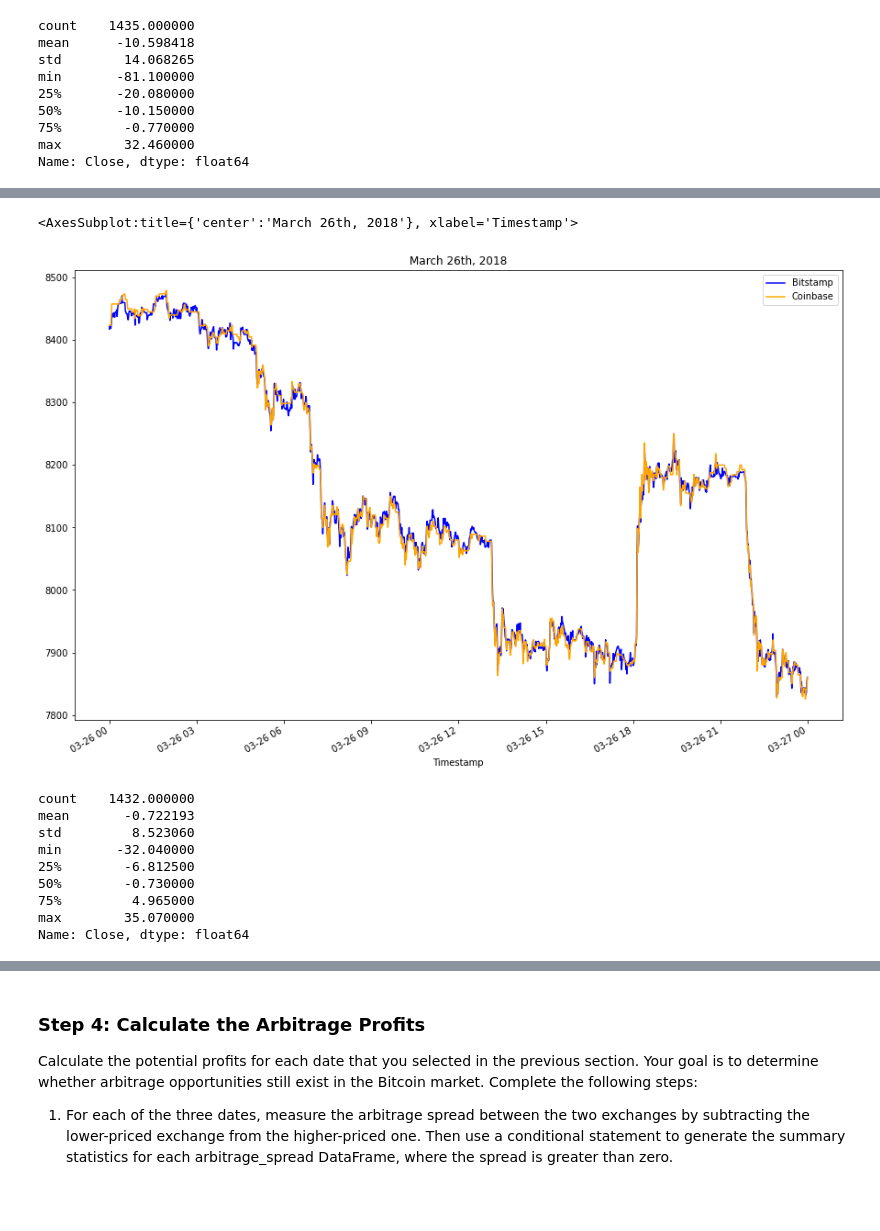
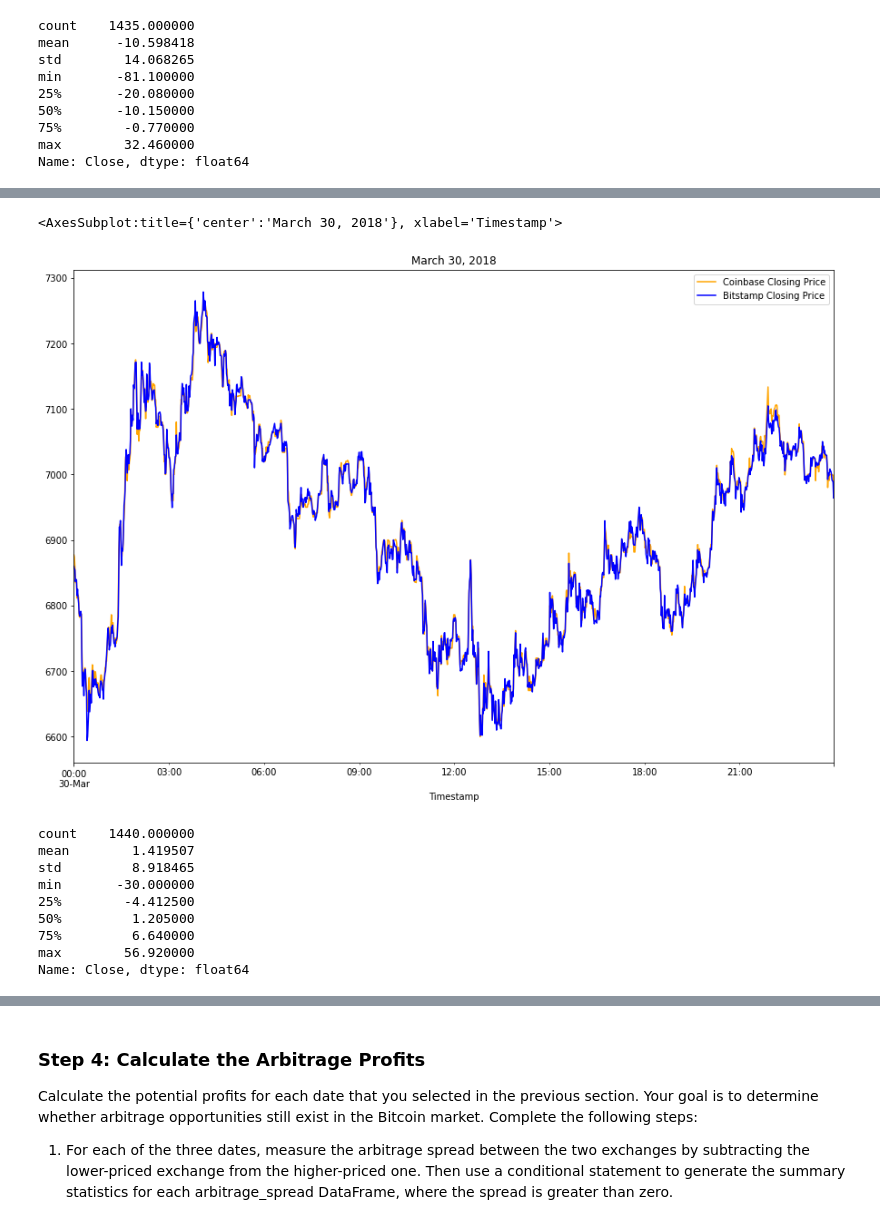
Before and after one commit to davidlampach/module3, a Jupyter notebook: crypto_arbitrage.ipynb, the cells around one changed output, grey strips where cells are left out. Cells and saved outputs as stored; diff of their text form; code cells hidden in the pictures.

```diff
--- a/crypto_arbitrage.ipynb
+++ b/crypto_arbitrage.ipynb
@@ -421,26 +422,23 @@ Name: Close, dtype: float64
 # %%
 # Create an overlay plot that visualizes the two dataframes over a period of one day from late in the dataset.
 # Be sure that the plots include the parameters `legend`, `figsize`, `title`, `color` and `label`
-# YOUR CODE HERE
+ax = coinbase_sliced['Close'].loc['2018-03-30'].plot(legend=True, figsize=(15, 10), color="orange", label="Coinbase Closing Price")
+bitstamp_sliced['Close'].loc['2018-03-30'].plot(ax=ax, legend=True, figsize=(15, 10), title="March 30, 2018", color = "blue", label="Bitstamp Closing Price")
 # %% [output]
-<AxesSubplot:title={'center':'March 26th, 2018'}, xlabel='Timestamp'>
+<AxesSubplot:title={'center':'March 30, 2018'}, xlabel='Timestamp'>
-[figure, old version]
+[figure, new version]
-# %%
-# Using the date from the late that you have selected, calculate the arbitrage spread
-# by subtracting the bitstamp lower closing prices from the coinbase higher closing prices
-arbitrage_spread_late = # YOUR CODE HERE
-
-# Generate summary statistics for the late DataFrame
-# YOUR CODE HERE
-# %% [output]
-count    1432.000000
-mean       -0.722193
-std         8.523060
-min       -32.040000
-25%        -6.812500
-50%        -0.730000
-75%         4.965000
-max        35.070000
-Name: Close, dtype: float64
+# %%
+arbitrage_spread_late = coinbase_sliced['Close'].loc['2018-03-30'] - bitstamp_sliced['Close'].loc['2018-03-30']
+arbitrage_spread_late.describe()
+# %% [output]
+count    1440.000000
+mean        1.419507
+std         8.918465
+min       -30.000000
+25%        -4.412500
+50%         1.205000
+75%         6.640000
+max        56.920000
+Name: Close, dtype: float64
 # %%
 # Visualize the arbitrage spread from late in the dataset in a box plot
```
Also changed, not shown: parts of 4 cells of this notebook.
